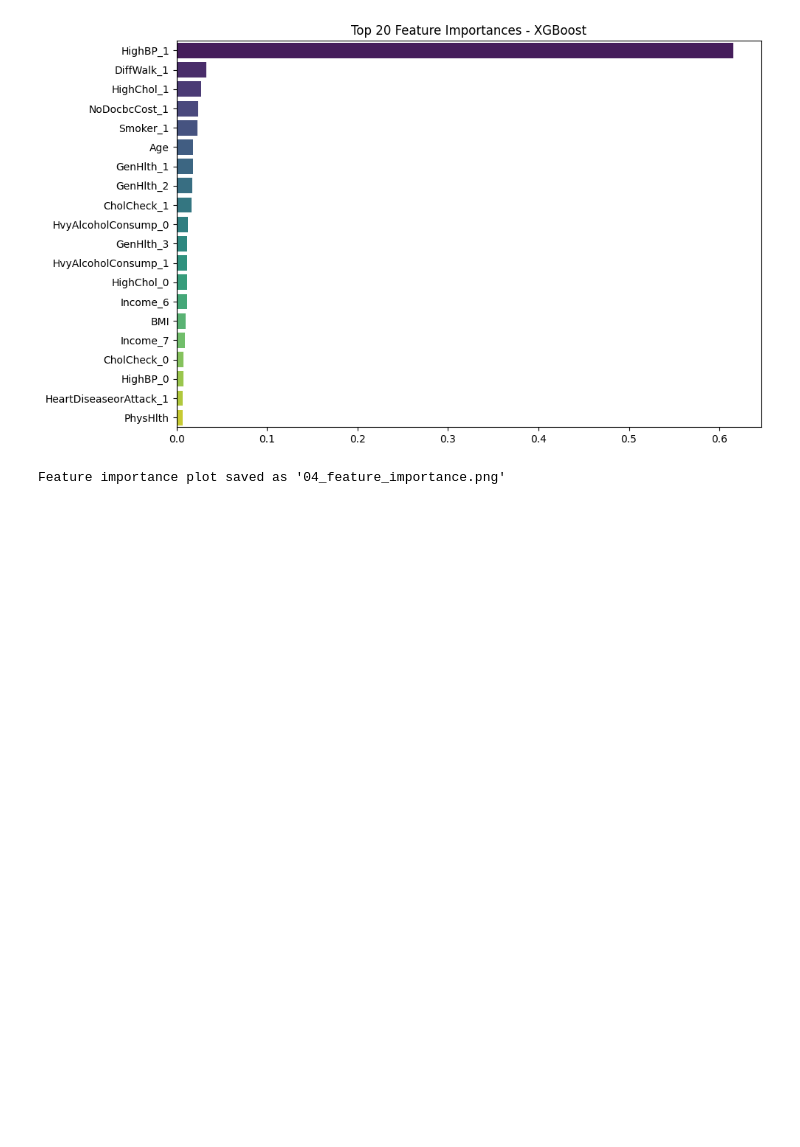
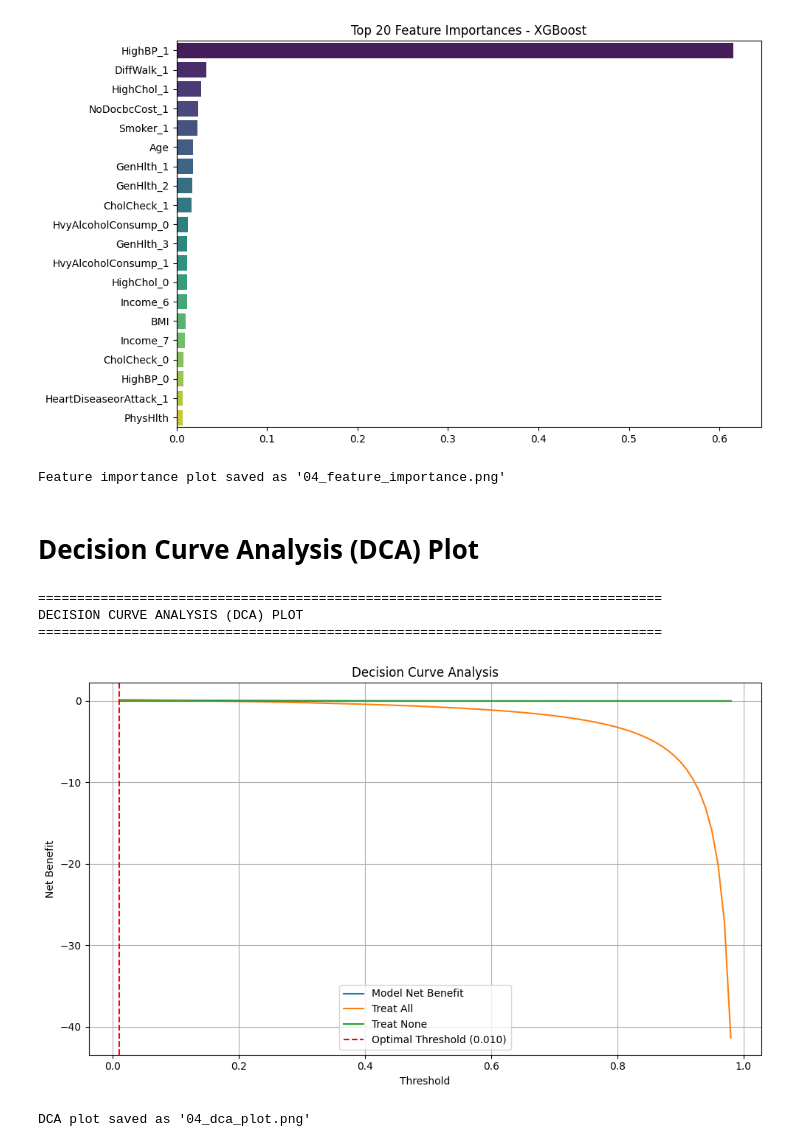
Before and after one commit to eyyuboeztuerk-arch/DPP-Stackfuel-Data-Science-Projekt, a Jupyter notebook: notebooks/04_results.ipynb, the cells around one changed output. Cells and saved outputs as stored; diff of their text form; code cells hidden in the pictures; blank space fills up the shorter version.

Commit message:
add DCA plot section in 04_results.ipynb

```diff
--- a/notebooks/04_results.ipynb
+++ b/notebooks/04_results.ipynb
@@ -209,3 +209,35 @@ Passing `palette` without assigning `hue` is deprecated and will be removed in v
   sns.barplot(x=importances[indices][:20], y=np.array(features)[indices][:20], palette='viridis')
 [figure]
 Feature importance plot saved as '04_feature_importance.png'
+# %% [markdown]
+# Decision Curve Analysis (DCA) Plot
+# %%
+# ============================================================================
+# 6. DECISION CURVE ANALYSIS (DCA) PLOT
+# ============================================================================
+print("\n" + "="*80)
+print("DECISION CURVE ANALYSIS (DCA) PLOT")
+print("="*80)
+
+dca_results = joblib.load(models_dir / "dca_results.pkl")
+
+plt.figure(figsize=(10,6))
+plt.plot(dca_results['thresholds'], dca_results['net_benefits'], label='Model Net Benefit')
+plt.plot(dca_results['thresholds'], dca_results['net_benefit_treat_all'], label='Treat All')
+plt.plot(dca_results['thresholds'], dca_results['net_benefit_treat_none'], label='Treat None')
+plt.axvline(x=dca_results['optimal_threshold'], color='red', linestyle='--', label=f"Optimal Threshold ({dca_results['optimal_threshold']:.3f})")
+plt.xlabel("Threshold")
+plt.ylabel("Net Benefit")
+plt.title("Decision Curve Analysis")
+plt.legend()
+plt.grid(True)
+plt.tight_layout()
+plt.savefig("04_dca_plot.png", dpi=300, bbox_inches='tight')
+plt.show()
+print("DCA plot saved as '04_dca_plot.png'")
+# %% [output]
+================================================================================
+DECISION CURVE ANALYSIS (DCA) PLOT
+================================================================================
+[figure, added]
+DCA plot saved as '04_dca_plot.png'
```
Also changed, not shown: parts of 1 cell of this notebook.
